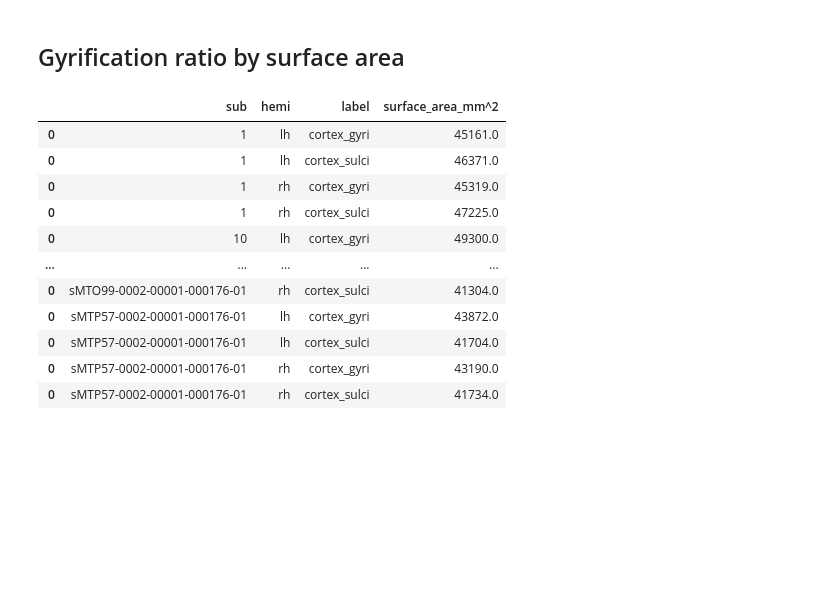
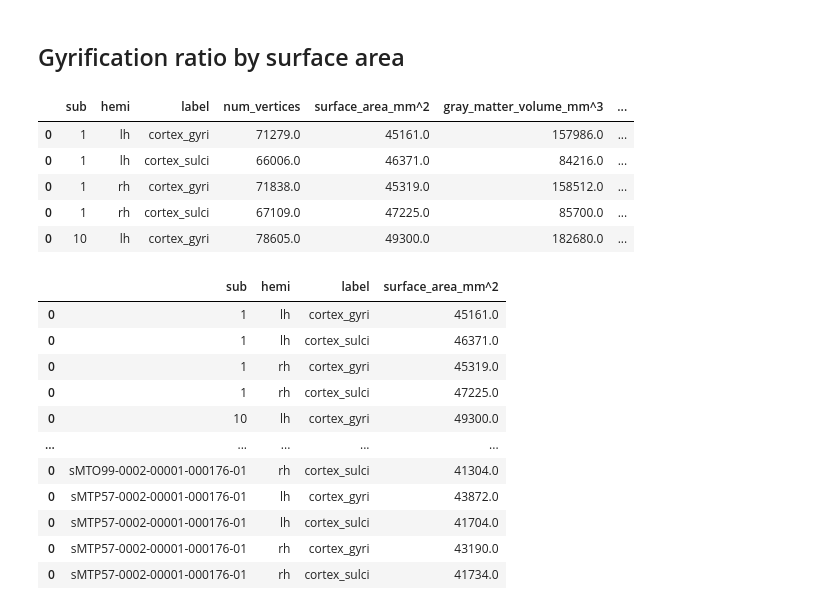
Before and after one commit to b-parker/CNL_scalpel, a Jupyter notebook: notebooks/curvature_difference.ipynb, the cells around one changed output. Drawn from its saved outputs; the diff is of its cells as text; code cells hidden in the pictures; blank space fills up the shorter version.

```diff
--- a/notebooks/curvature_difference.ipynb
+++ b/notebooks/curvature_difference.ipynb
@@ -109,6 +109,15 @@ def subject_label_stats2DataFrame(subjects_dir: str or Path, subject_list: list,
     return all_stats_df
 # %%
 cortex_df = subject_label_stats2DataFrame(subjects_dir, subjects, ['cortex_gyri', 'cortex_sulci'], 'both')
+# %%
+cortex_df.head()
+# %% [output]
+|  | sub | hemi | label | num_vertices | surface_area_mm^2 | gray_matter_volume_mm^3 | ... |
+| 0 | 1 | lh | cortex_gyri | 71279.0 | 45161.0 | 157986.0 | ... |
+| 0 | 1 | lh | cortex_sulci | 66006.0 | 46371.0 | 84216.0 | ... |
+| 0 | 1 | rh | cortex_gyri | 71838.0 | 45319.0 | 158512.0 | ... |
+| 0 | 1 | rh | cortex_sulci | 67109.0 | 47225.0 | 85700.0 | ... |
+| 0 | 10 | lh | cortex_gyri | 78605.0 | 49300.0 | 182680.0 | ... |
 # %%
 surface_area = cortex_df[['sub', 'hemi', 'label', 'surface_area_mm^2']]
 surface_area
```
Also changed, not shown: parts of 10 cells of this notebook, 1 other file.
